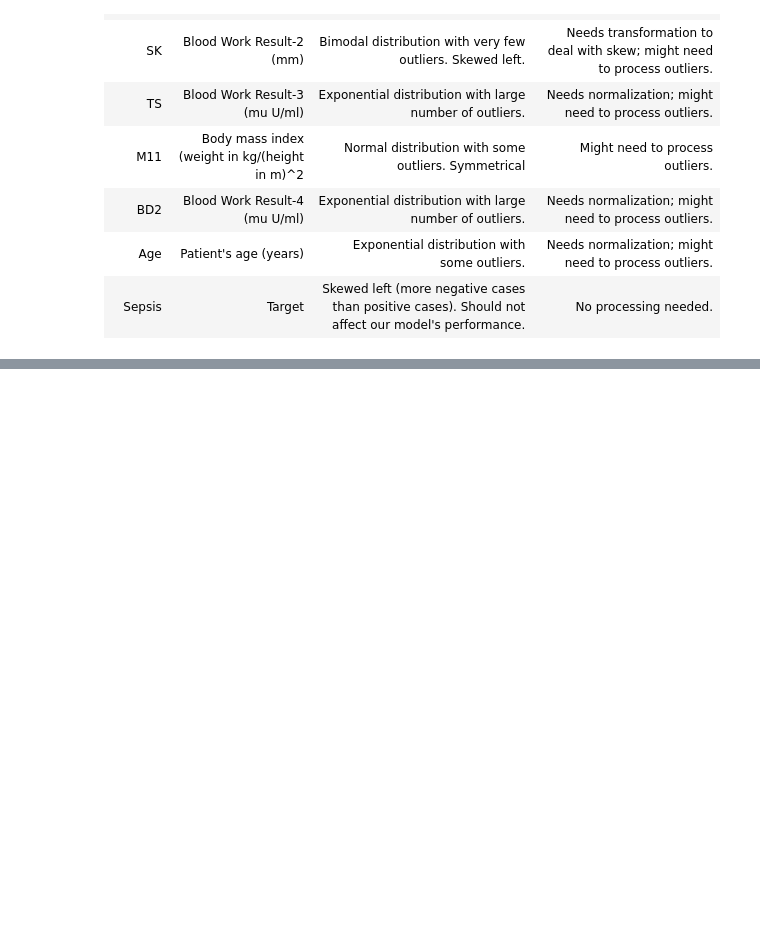
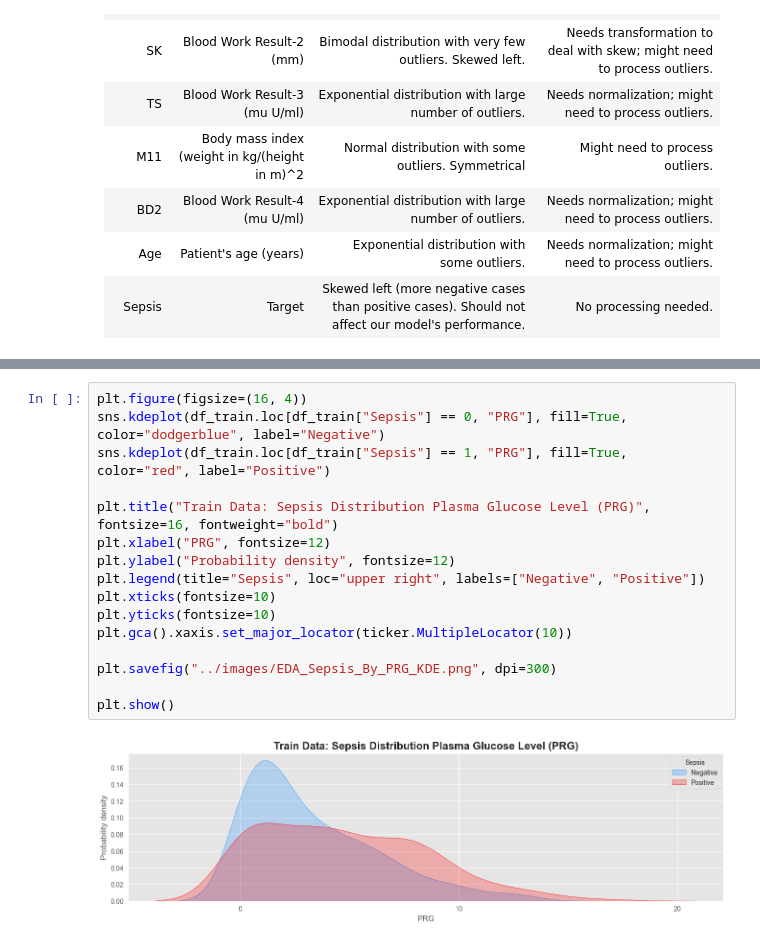
Before and after one commit to miketvo/rmit2023a-cosc2753-assignment1, a Jupyter notebook: notebooks/Step1_EDA.ipynb, the cells around one changed output, grey strips where cells are left out. Drawn from its saved outputs; the diff is of its cells as text; blank space fills up the shorter version.

```diff
--- a/notebooks/Step1_EDA.ipynb
+++ b/notebooks/Step1_EDA.ipynb
@@ -474,0 +492,18 @@ In more details:
+# %%
+plt.figure(figsize=(16, 4))
+sns.kdeplot(df_train.loc[df_train["Sepsis"] == 0, "PRG"], fill=True, color="dodgerblue", label="Negative")
+sns.kdeplot(df_train.loc[df_train["Sepsis"] == 1, "PRG"], fill=True, color="red", label="Positive")
+
+plt.title("Train Data: Sepsis Distribution Plasma Glucose Level (PRG)", fontsize=16, fontweight="bold")
+plt.xlabel("PRG", fontsize=12)
+plt.ylabel("Probability density", fontsize=12)
+plt.legend(title="Sepsis", loc="upper right", labels=["Negative", "Positive"])
+plt.xticks(fontsize=10)
+plt.yticks(fontsize=10)
+plt.gca().xaxis.set_major_locator(ticker.MultipleLocator(10))
+
+plt.savefig("../images/EDA_Sepsis_By_PRG_KDE.png", dpi=300)
+
+plt.show()
+# %% [output]
+[figure, added]
```
Also changed, not shown: parts of 11 cells of this notebook, 8 other files.
